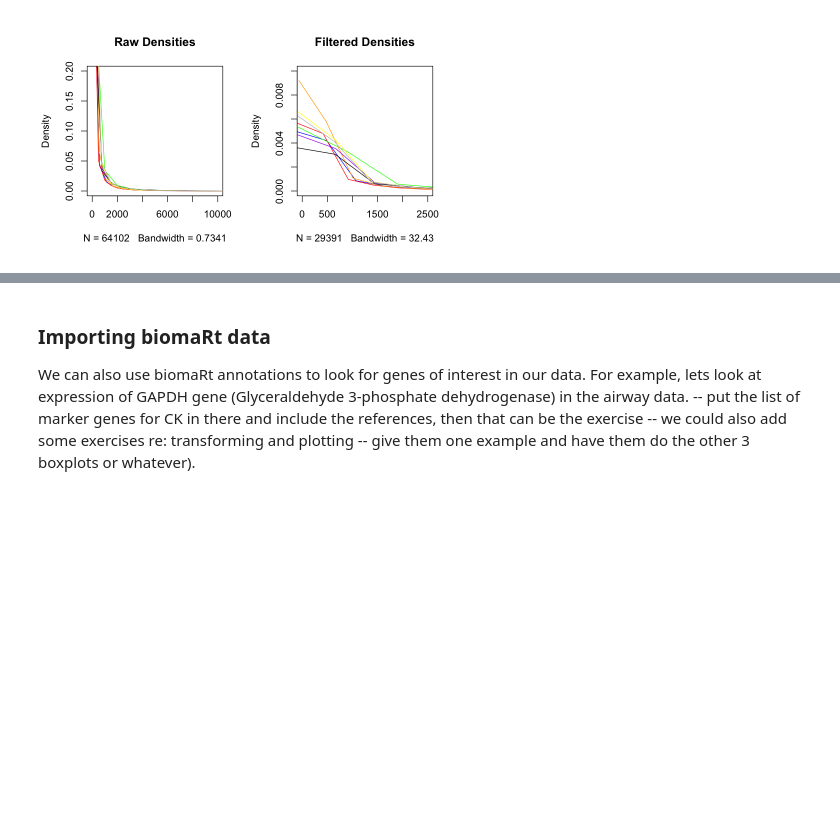
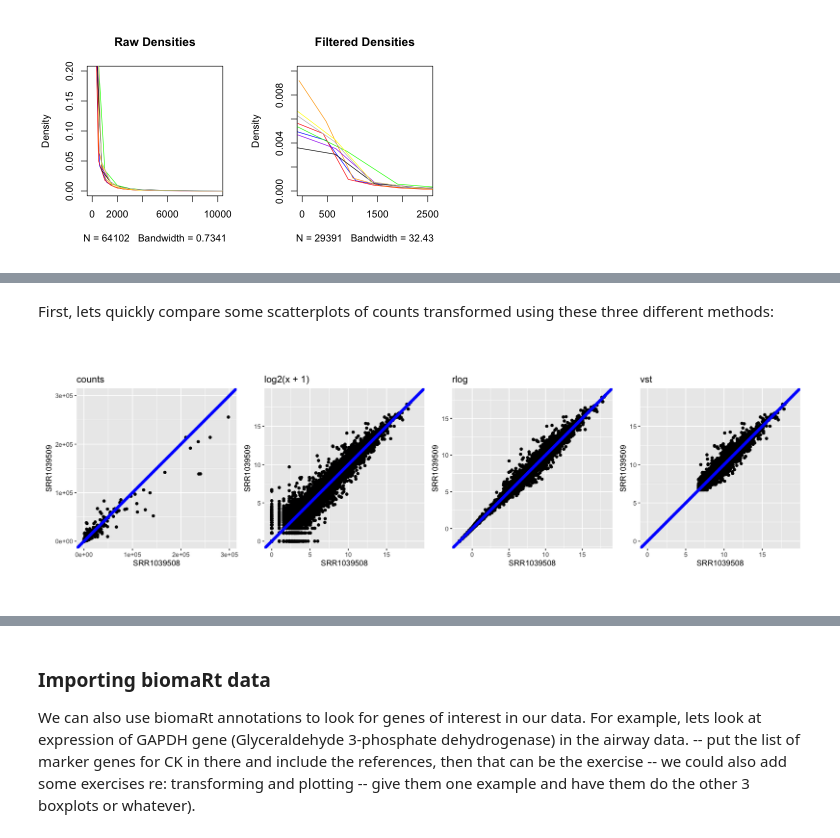
Before and after one commit to compbiocore/rnaseq_workshop_2021, a Jupyter notebook: deseq_1.ipynb, the cells around one changed output, grey strips where cells are left out. Saved outputs shown, nothing was run; the diff lists cells and outputs as text; code cells hidden in the pictures; blank space fills up the shorter version.

Commit message:
mostly done with the transformation bits, still need to add biomart and per-gene plots and get rid of old text

```diff
--- a/deseq_1.ipynb
+++ b/deseq_1.ipynb
@@ -424,2 +271,0 @@ and the *vst*.
-# %%
-dds <- estimateSizeFactors(dds)
@@ -482,0 +293,44 @@ ERROR: Error in h(simpleError(msg, call)): error in evaluating the argument 'x'
+# %% [markdown]
+First, lets quickly compare some scatterplots of counts transformed using these three different methods:
+# %%
+suppressMessages(library(vsn))
+rld <- DESeq2::rlog(dds, blind = FALSE) #rlog
+vsd <- vst(dds, blind = FALSE) #vst
+ddsESF <- estimateSizeFactors(dds) #estimate size factors first
+logt <- data.frame(log2(counts(ddsESF, normalized=TRUE)[, 1:2] + 1)) #standard log2
+
+p1 <- ggplot(data.frame(assay(dds)[, 1:2]), aes(x = SRR1039508, y = SRR1039509)) +
+geom_point() +
+geom_abline(intercept = 0, slope = 1, color = 'blue', size = 2) +
+coord_fixed() +
+xlim(0,300000)+
+ylim(0,300000) +
+ggtitle('counts')
+
+p2 <- ggplot(logt, aes(x = SRR1039508, y = SRR1039509)) +
+geom_point() +
+geom_abline(intercept = 0, slope = 1, color = 'blue', size = 2) +
+coord_fixed() +
+xlim(0,19)+
+ylim(0,19) +
+ggtitle('log2(x + 1)')
+
+p3 <- ggplot(data.frame(assay(rld)[, 1:2]), aes(x = SRR1039508, y = SRR1039509)) +
+geom_point() +
+geom_abline(intercept = 0, slope = 1, color = 'blue', size = 2) +
+coord_fixed() +
+ggtitle('rlog')
+
+p4 <- ggplot(data.frame(assay(vsd)[, 1:2]), aes(x = SRR1039508, y = SRR1039509)) +
+geom_point() +
+geom_abline(intercept = 0, slope = 1, color = 'blue', size = 2) +
+coord_fixed() +
+xlim(0,19)+
+ylim(0,19) +
+ggtitle('vst')
+
+options(repr.plot.width=15, repr.plot.height=5)
+
+p1 | p2 | p3 | p4
+# %% [output]
+[figure, added]
```
Also changed, not shown: parts of 58 cells of this notebook.
